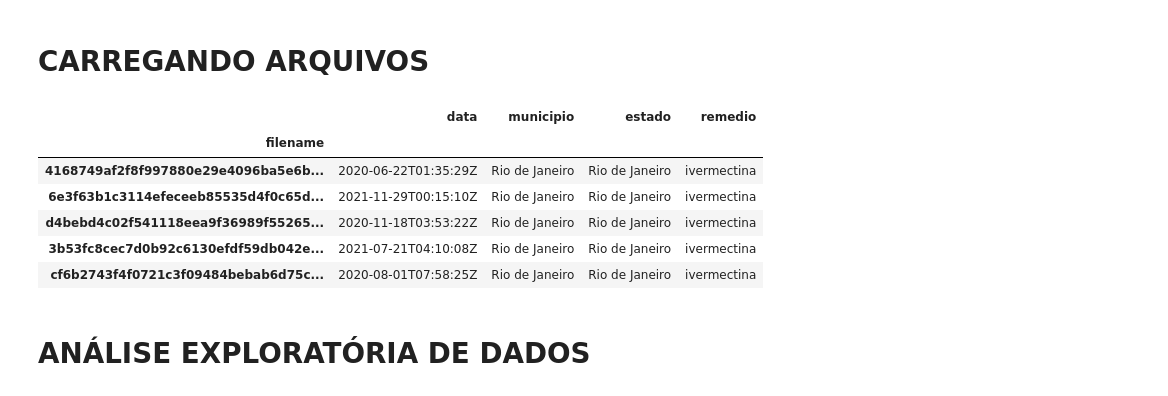
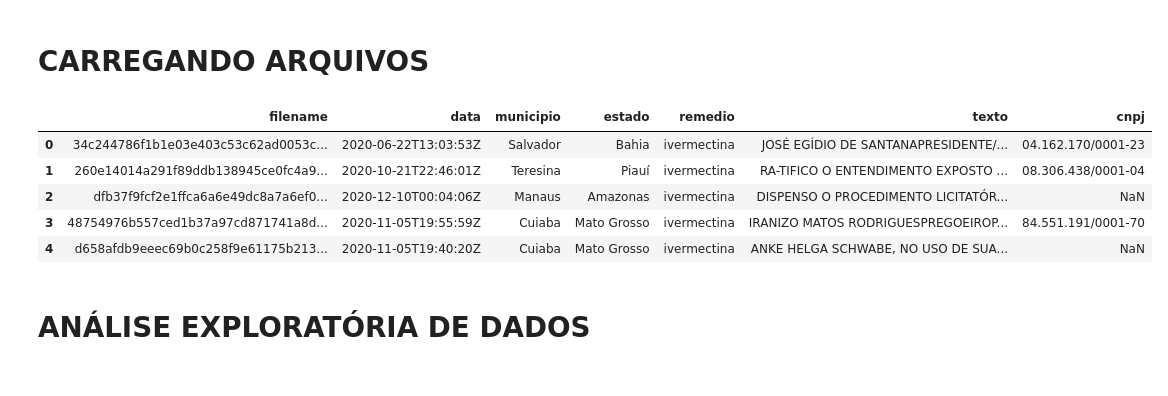
Before and after one commit to bezerraescossia/imd-data-science, a Jupyter notebook: eda.ipynb, the cells around one changed output. Saved outputs shown, nothing was run; the diff lists cells and outputs as text; code cells hidden in the pictures.

```diff
--- a/eda.ipynb
+++ b/eda.ipynb
@@ -8,16 +8,15 @@ import seaborn as sns
 # %% [markdown]
 # CARREGANDO ARQUIVOS
 # %%
-df = pd.read_csv('log.csv', index_col=0)
+df = pd.read_csv('data/log.csv')
 df.head()
 # %% [output]
-|  | data | municipio | estado | remedio |
-| filename |  |  |  |  |
-| 4168749af2f8f997880e29e4096ba5e6b... | 2020-06-22T01:35:29Z | Rio de Janeiro | Rio de Janeiro | ivermectina |
-| 6e3f63b1c3114efeceeb85535d4f0c65d... | 2021-11-29T00:15:10Z | Rio de Janeiro | Rio de Janeiro | ivermectina |
-| d4bebd4c02f541118eea9f36989f55265... | 2020-11-18T03:53:22Z | Rio de Janeiro | Rio de Janeiro | ivermectina |
-| 3b53fc8cec7d0b92c6130efdf59db042e... | 2021-07-21T04:10:08Z | Rio de Janeiro | Rio de Janeiro | ivermectina |
-| cf6b2743f4f0721c3f09484bebab6d75c... | 2020-08-01T07:58:25Z | Rio de Janeiro | Rio de Janeiro | ivermectina |
+|  | filename | data | municipio | estado | remedio | texto | cnpj |
+| 0 | 34c244786f1b1e03e403c53c62ad0053c... | 2020-06-22T13:03:53Z | Salvador | Bahia | ivermectina | JOSÉ EGÍDIO DE SANTANAPRESIDENTE/... | 04.162.170/0001-23 |
+| 1 | 260e14014a291f89ddb138945ce0fc4a9... | 2020-10-21T22:46:01Z | Teresina | Piauí | ivermectina | RA-TIFICO O ENTENDIMENTO EXPOSTO ... | 08.306.438/0001-04 |
+| 2 | dfb37f9fcf2e1ffca6a6e49dc8a7a6ef0... | 2020-12-10T00:04:06Z | Manaus | Amazonas | ivermectina | DISPENSO O PROCEDIMENTO LICITATÓR... | NaN |
+| 3 | 48754976b557ced1b37a97cd871741a8d... | 2020-11-05T19:55:59Z | Cuiaba | Mato Grosso | ivermectina | IRANIZO MATOS RODRIGUESPREGOEIROP... | 84.551.191/0001-70 |
+| 4 | d658afdb9eeec69b0c258f9e61175b213... | 2020-11-05T19:40:20Z | Cuiaba | Mato Grosso | ivermectina | ANKE HELGA SCHWABE, NO USO DE SUA... | NaN |
 # %% [markdown]
 # ANÁLISE EXPLORATÓRIA DE DADOS
 # %% [markdown]
```
Also changed, not shown: parts of 9 cells of this notebook, 3 other files.
